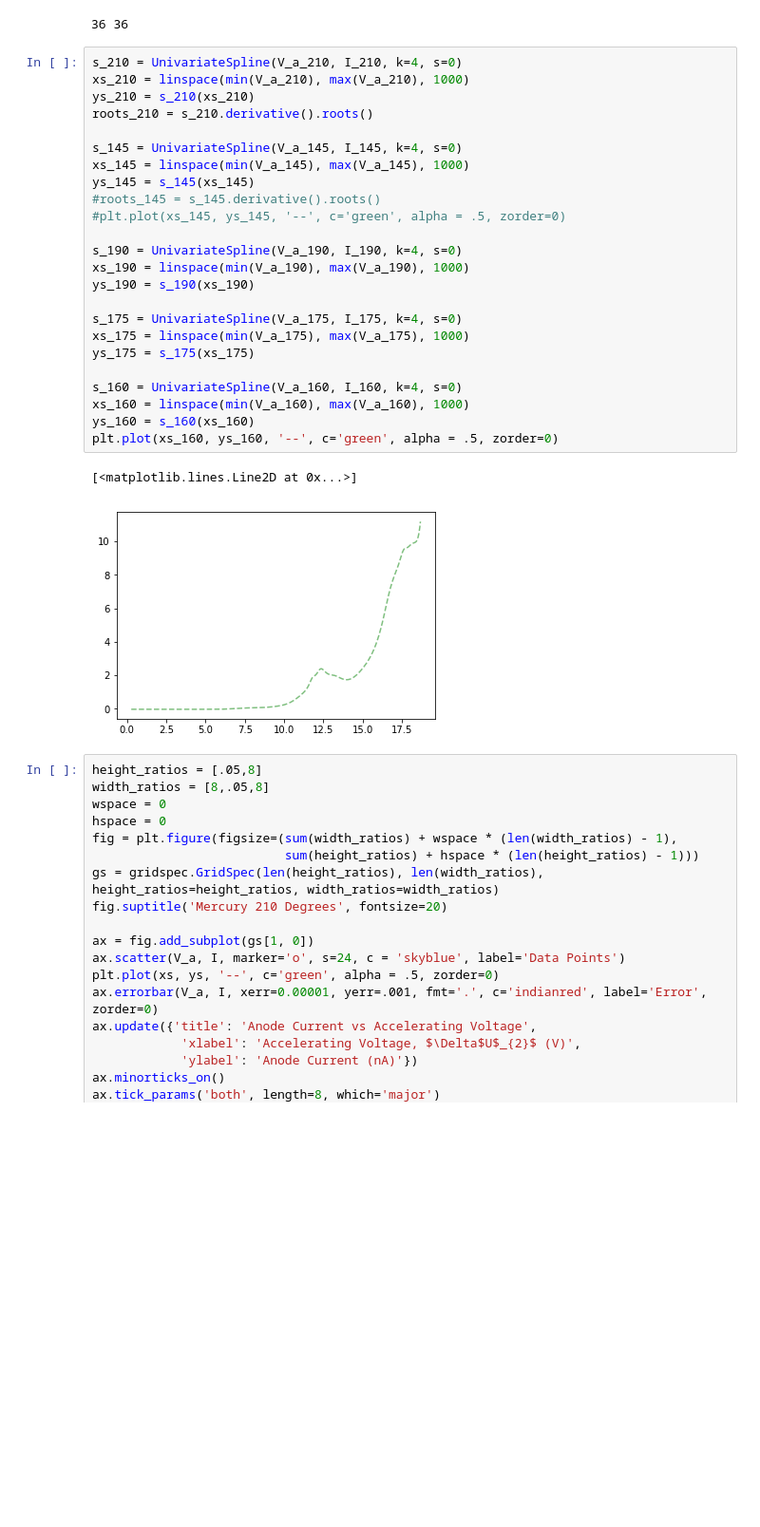
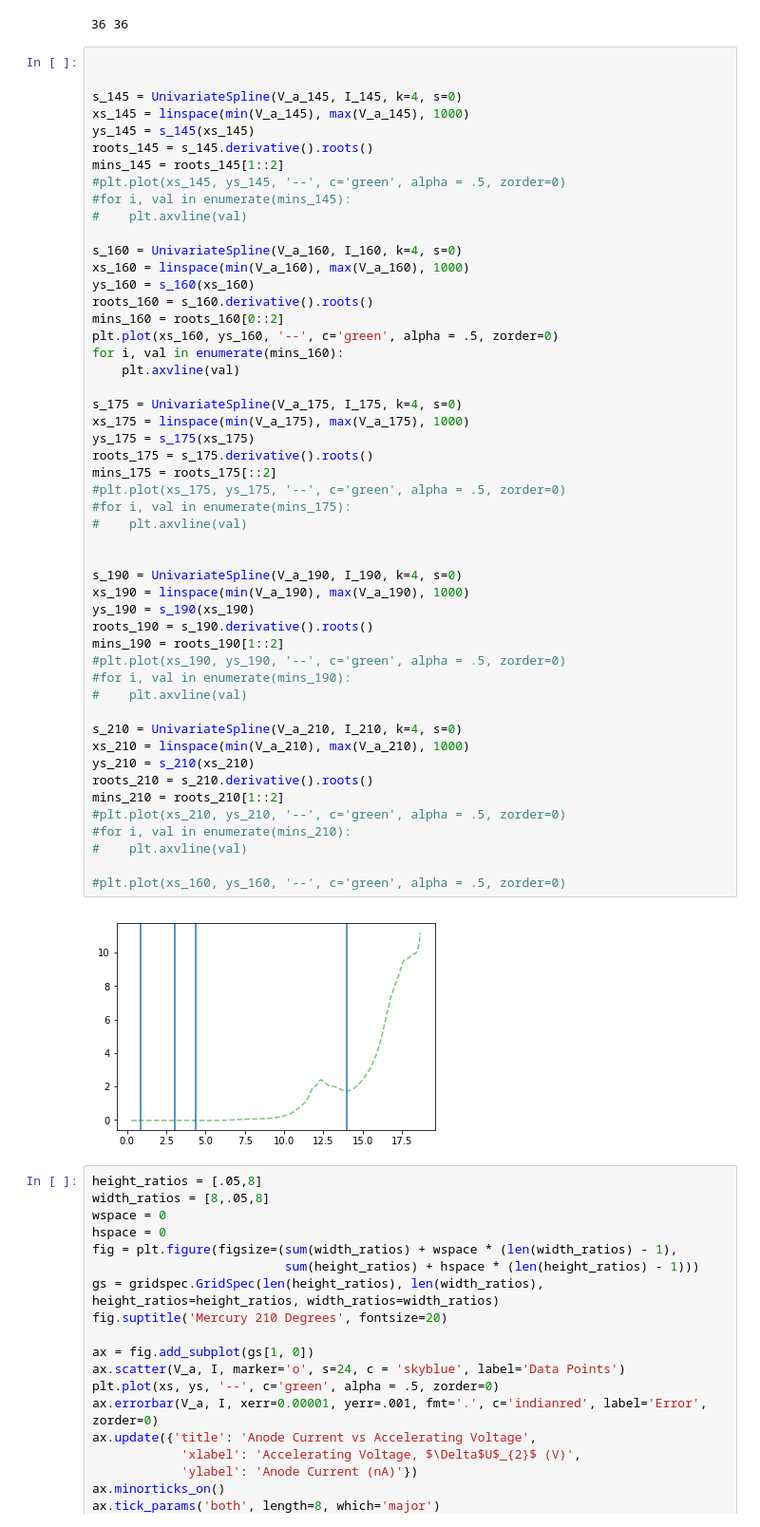
Before and after one commit to devincunningham/In-Rainbows, a Jupyter notebook: Solid State Lab/Franck Hertz Experiment.ipynb, the cells around one changed output. Shown at 95% size. Saved outputs shown, nothing was run; the diff lists cells and outputs as text; blank space fills up the shorter version.

```diff
--- a/Solid State Lab/Franck Hertz Experiment.ipynb
+++ b/Solid State Lab/Franck Hertz Experiment.ipynb
@@ -49,33 +63,58 @@ I_160 = np.array([-.041,-.041331,-.041322,-.041307,-.041456,-.041894,-.041460,-.
 print len(V_a_160), len(I_160)
 # %% [output]
 36 36
-# %%
-s_210 = UnivariateSpline(V_a_210, I_210, k=4, s=0)
-xs_210 = linspace(min(V_a_210), max(V_a_210), 1000)
-ys_210 = s_210(xs_210)
-roots_210 = s_210.derivative().roots()
-
-s_145 = UnivariateSpline(V_a_145, I_145, k=4, s=0)
-xs_145 = linspace(min(V_a_145), max(V_a_145), 1000)
-ys_145 = s_145(xs_145)
-#roots_145 = s_145.derivative().roots()
-#plt.plot(xs_145, ys_145, '--', c='green', alpha = .5, zorder=0)
-
-s_190 = UnivariateSpline(V_a_190, I_190, k=4, s=0)
-xs_190 = linspace(min(V_a_190), max(V_a_190), 1000)
-ys_190 = s_190(xs_190)
-
-s_175 = UnivariateSpline(V_a_175, I_175, k=4, s=0)
-xs_175 = linspace(min(V_a_175), max(V_a_175), 1000)
-ys_175 = s_175(xs_175)
-
-s_160 = UnivariateSpline(V_a_160, I_160, k=4, s=0)
-xs_160 = linspace(min(V_a_160), max(V_a_160), 1000)
-ys_160 = s_160(xs_160)
-plt.plot(xs_160, ys_160, '--', c='green', alpha = .5, zorder=0)
-# %% [output]
-[<matplotlib.lines.Line2D at 0x...>]
-[figure, removed]
+# %%
+
+
+s_145 = UnivariateSpline(V_a_145, I_145, k=4, s=0)
+xs_145 = linspace(min(V_a_145), max(V_a_145), 1000)
+ys_145 = s_145(xs_145)
+roots_145 = s_145.derivative().roots()
+mins_145 = roots_145[1::2]
+#plt.plot(xs_145, ys_145, '--', c='green', alpha = .5, zorder=0)
+#for i, val in enumerate(mins_145):
+#    plt.axvline(val)
+
+s_160 = UnivariateSpline(V_a_160, I_160, k=4, s=0)
+xs_160 = linspace(min(V_a_160), max(V_a_160), 1000)
+ys_160 = s_160(xs_160)
+roots_160 = s_160.derivative().roots()
+mins_160 = roots_160[0::2]
+plt.plot(xs_160, ys_160, '--', c='green', alpha = .5, zorder=0)
+for i, val in enumerate(mins_160):
+    plt.axvline(val)
+
+s_175 = UnivariateSpline(V_a_175, I_175, k=4, s=0)
+xs_175 = linspace(min(V_a_175), max(V_a_175), 1000)
+ys_175 = s_175(xs_175)
+roots_175 = s_175.derivative().roots()
+mins_175 = roots_175[::2]
+#plt.plot(xs_175, ys_175, '--', c='green', alpha = .5, zorder=0)
+#for i, val in enumerate(mins_175):
+#    plt.axvline(val)
+
+
+s_190 = UnivariateSpline(V_a_190, I_190, k=4, s=0)
+xs_190 = linspace(min(V_a_190), max(V_a_190), 1000)
+ys_190 = s_190(xs_190)
+roots_190 = s_190.derivative().roots()
+mins_190 = roots_190[1::2]
+#plt.plot(xs_190, ys_190, '--', c='green', alpha = .5, zorder=0)
+#for i, val in enumerate(mins_190):
+#    plt.axvline(val)
+
+s_210 = UnivariateSpline(V_a_210, I_210, k=4, s=0)
+xs_210 = linspace(min(V_a_210), max(V_a_210), 1000)
+ys_210 = s_210(xs_210)
+roots_210 = s_210.derivative().roots()
+mins_210 = roots_210[1::2]
+#plt.plot(xs_210, ys_210, '--', c='green', alpha = .5, zorder=0)
+#for i, val in enumerate(mins_210):
+#    plt.axvline(val)
+
+#plt.plot(xs_160, ys_160, '--', c='green', alpha = .5, zorder=0)
+# %% [output]
+[figure, added]
 # %%
 height_ratios = [.05,8]
 width_ratios = [8,.05,8]
```
Also changed, not shown: parts of 7 cells of this notebook, 5 other files.
